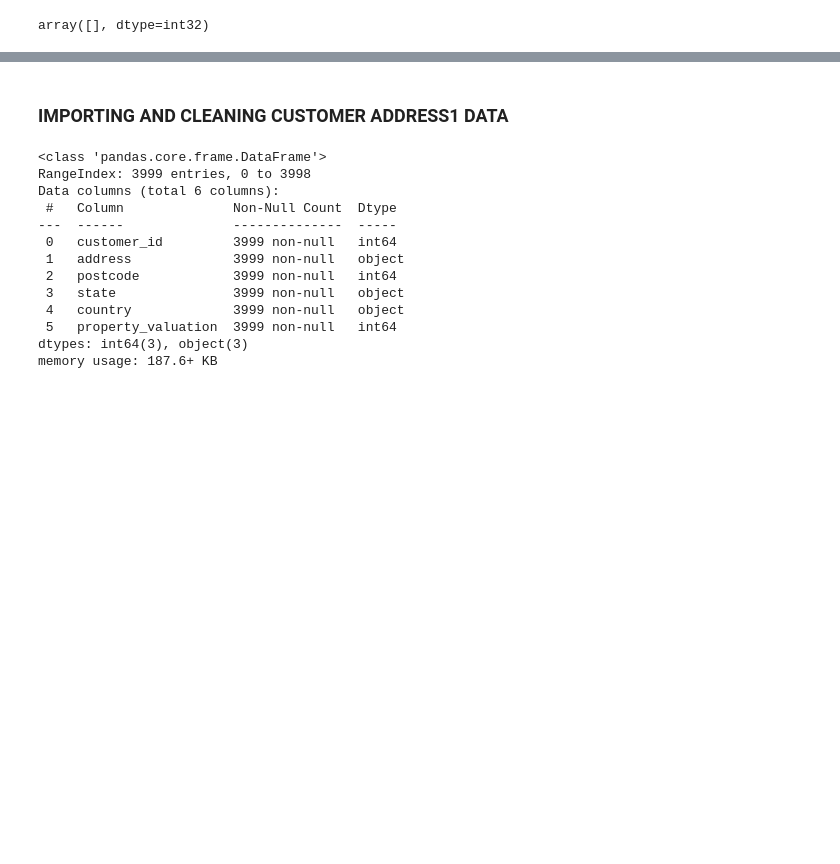
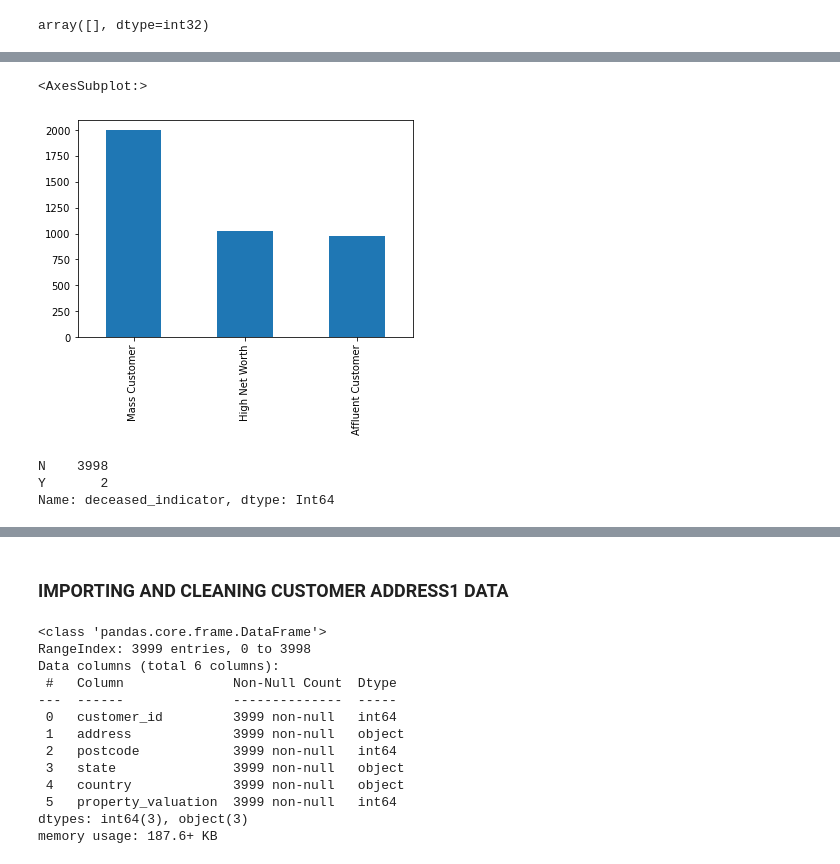
Before and after one commit to gilbertxvictor/Portfolio, a Jupyter notebook: KPMG/TASK 1/Task_1.ipynb, the cells around one changed output, grey strips where cells are left out. Cells and saved outputs as stored; diff of their text form; code cells hidden in the pictures; blank space fills up the shorter version.

```diff
--- a/KPMG/TASK 1/Task_1.ipynb
+++ b/KPMG/TASK 1/Task_1.ipynb
@@ -114,0 +78,16 @@ Name: gender, dtype: int64
+# %%
+# customer Segments - Good
+demo.wealth_segment.unique()
+demo.wealth_segment.value_counts().plot(kind = "bar")
+# %% [output]
+<AxesSubplot:>
+[figure, added]
+# %%
+# Evaluate if customer is alive or dead - Not to use only customers tata are not deceasd
+demo.deceased_indicator.value_counts()
+
+# lets take alook at the date of births Date of births available
+# %% [output]
+N    3998
+Y       2
+Name: deceased_indicator, dtype: Int64
```
Also changed, not shown: parts of 14 cells of this notebook, 3 other files.
